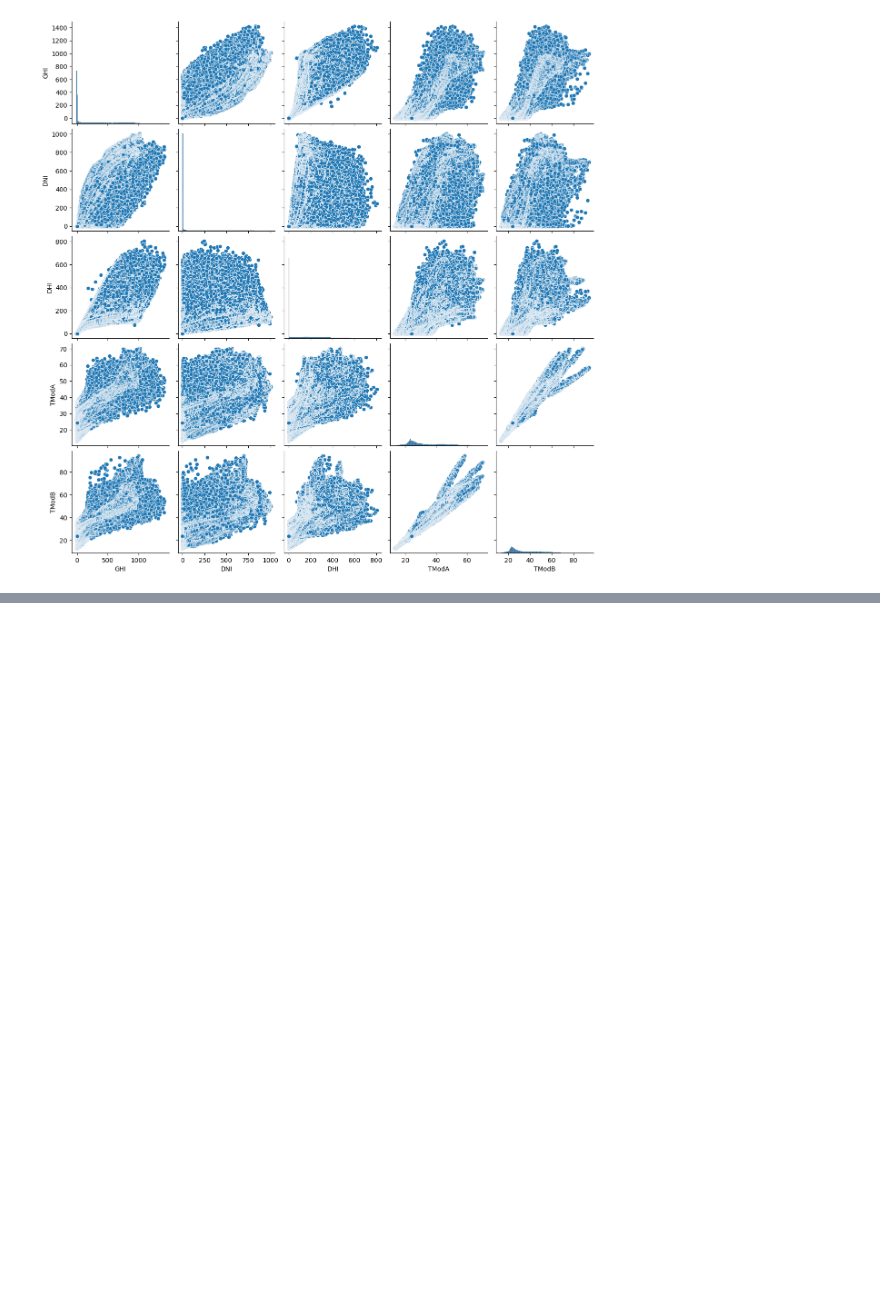
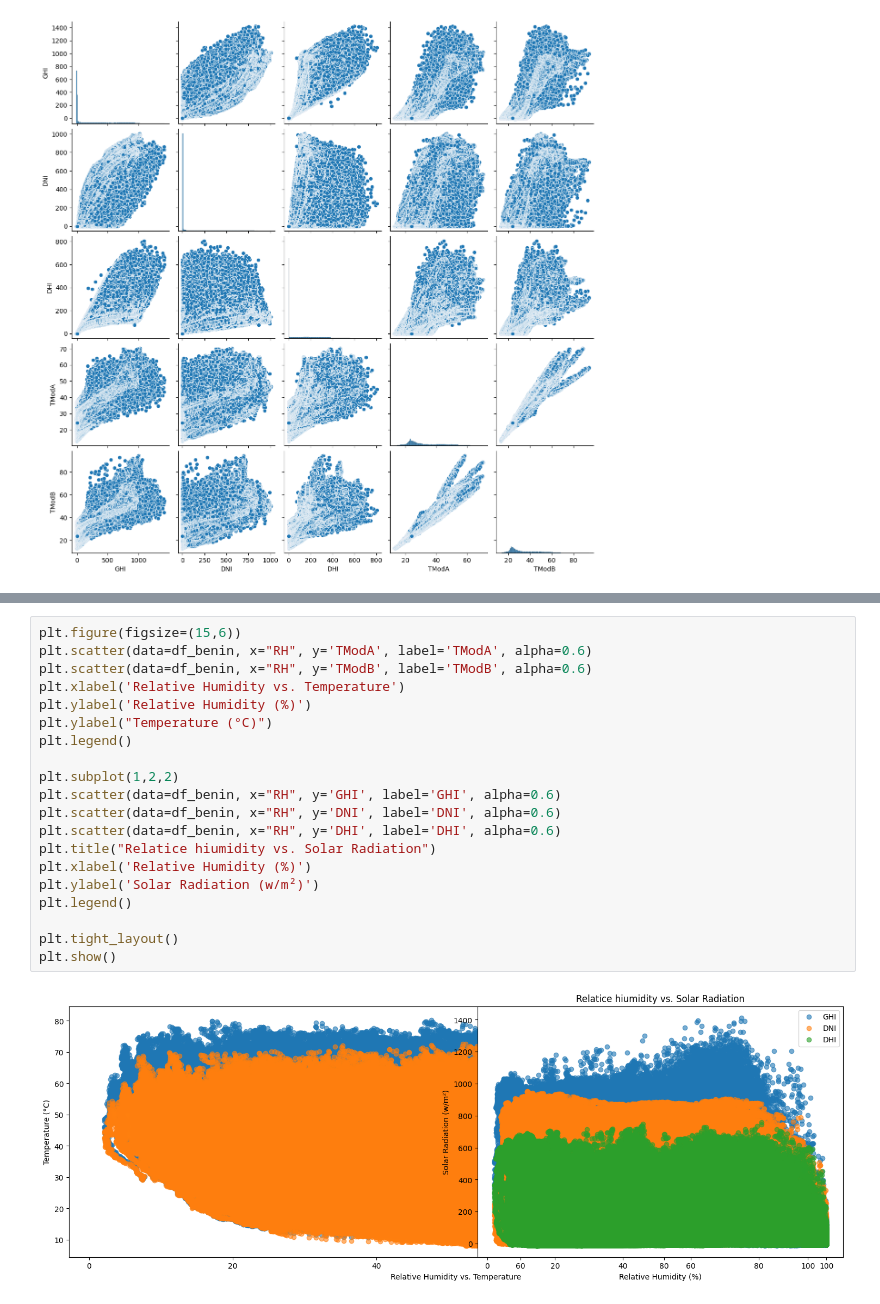
Before and after one commit to Amanzlastt/kifiyaweek0, a Jupyter notebook: notebooks/EDA.ipynb, the cells around one changed output, grey strips where cells are left out. Saved outputs shown, nothing was run; the diff lists cells and outputs as text; blank space fills up the shorter version.

```diff
--- a/notebooks/EDA.ipynb
+++ b/notebooks/EDA.ipynb
@@ -262,0 +289,22 @@ AttributeError: module 'matplotlib.pyplot' has no attribute 'subtitle'
+# %%
+plt.figure(figsize=(15,6))
+plt.scatter(data=df_benin, x="RH", y='TModA', label='TModA', alpha=0.6)
+plt.scatter(data=df_benin, x="RH", y='TModB', label='TModB', alpha=0.6)
+plt.xlabel('Relative Humidity vs. Temperature')
+plt.ylabel('Relative Humidity (%)')
+plt.ylabel("Temperature (°C)")
+plt.legend()
+
+plt.subplot(1,2,2)
+plt.scatter(data=df_benin, x="RH", y='GHI', label='GHI', alpha=0.6)
+plt.scatter(data=df_benin, x="RH", y='DNI', label='DNI', alpha=0.6)
+plt.scatter(data=df_benin, x="RH", y='DHI', label='DHI', alpha=0.6)
+plt.title("Relatice hiumidity vs. Solar Radiation")
+plt.xlabel('Relative Humidity (%)')
+plt.ylabel('Solar Radiation (w/m²)')
+plt.legend()
+
+plt.tight_layout()
+plt.show()
+# %% [output]
+[figure, added]
```
Also changed, not shown: parts of 4 cells of this notebook.
